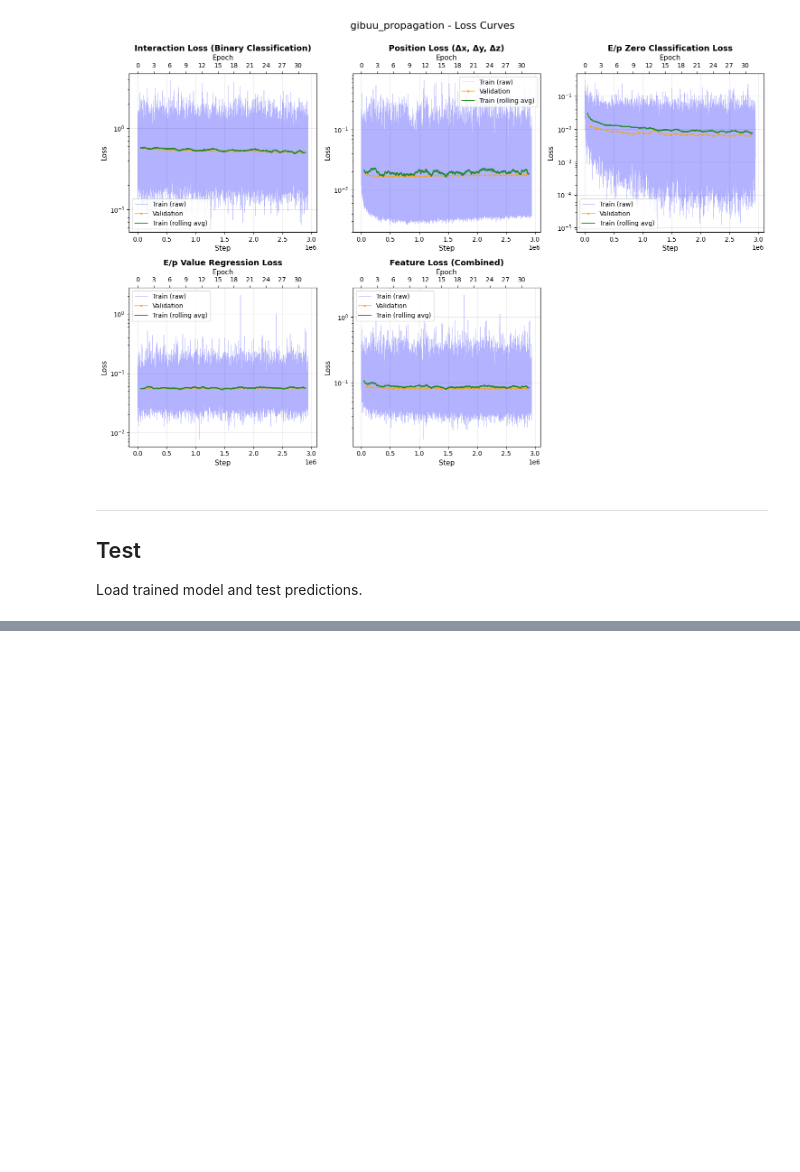
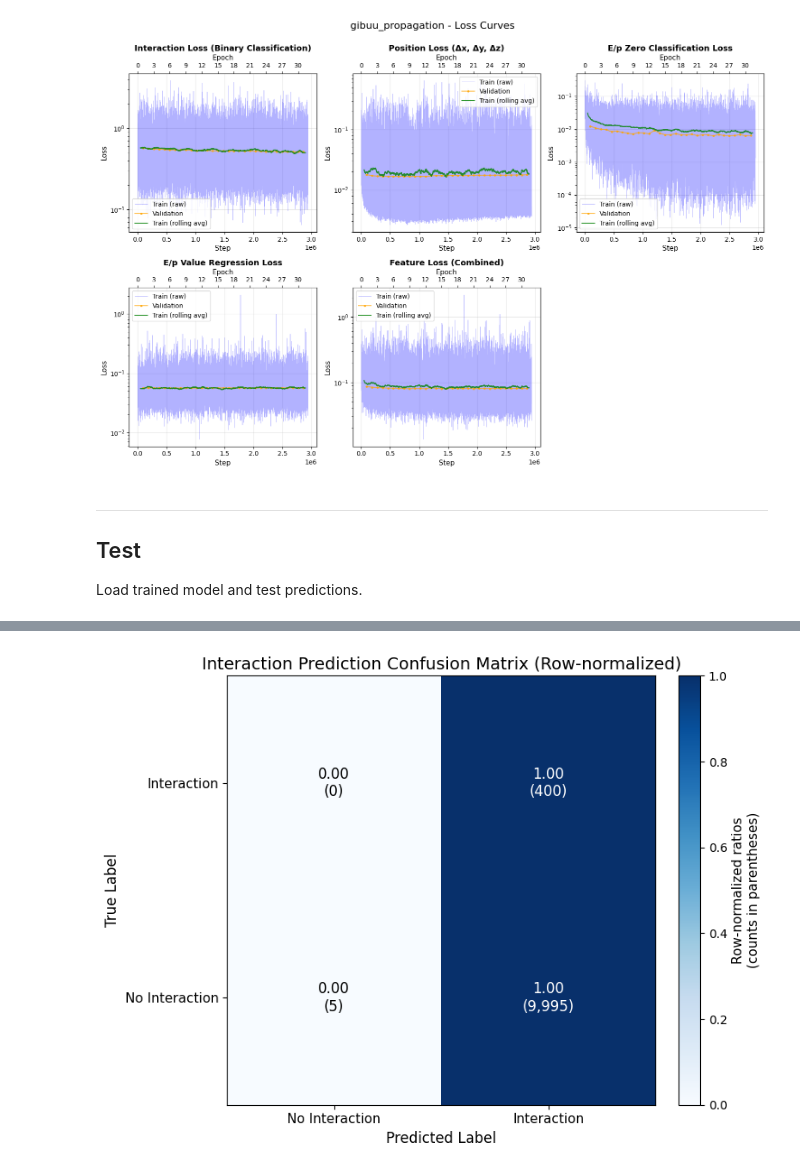
Before and after one commit to Yinrui-Liu/GiBUU_viz, a Jupyter notebook: GiBUU_propagation.ipynb, the cells around one changed output, grey strips where cells are left out. Cells and saved outputs as stored; diff of their text form; code cells hidden in the pictures; blank space fills up the shorter version.

```diff
--- a/GiBUU_propagation.ipynb
+++ b/GiBUU_propagation.ipynb
@@ -483,11 +487,12 @@ Load trained model and test predictions.
 # %%
-# Load best checkpoint
-checkpoint_path = trainer.checkpoint_callback.best_model_path
-# Or specify manually:
-# checkpoint_path = "lightning_logs/gibuu_propagation/checkpoints/last.ckpt"
+### Load Best Checkpoint
+
+#checkpoint_path = trainer.checkpoint_callback.best_model_path
+checkpoint_path = "lightning_logs/gibuu_propagation/checkpoints/last.ckpt"
 
 model_loaded = GiBUUPropagationLightning.load_from_checkpoint(checkpoint_path)
 model_loaded.eval()
-model_loaded.to('cuda' if torch.cuda.is_available() else 'cpu')
+device = 'cuda' if torch.cuda.is_available() else 'cpu'
+model_loaded.to(device)
 
 print(f"✓ Model loaded from: {checkpoint_path}")
@@ -571,0 +1110,66 @@ print("="*60)
+# %%
+import matplotlib.pyplot as plt
+from sklearn.metrics import confusion_matrix, accuracy_score, precision_score, recall_score, f1_score
+import numpy as np
+
+# ========== INTERACTION PREDICTION CONFUSION MATRIX ==========
+print(f"{'='*80}")
+print("INTERACTION PREDICTION CONFUSION MATRIX (Step-level Binary)")
+print(f"{'='*80}")
+
+# Convert probabilities to binary predictions
+predicted_interaction_binary = (all_predicted_interaction.numpy() > 0.5).astype(int)
+target_interaction_binary = all_target_interaction.numpy().astype(int)
+
+# Confusion matrix
+cm_interaction = confusion_matrix(target_interaction_binary, predicted_interaction_binary, labels=[0, 1])
+
+# Normalize along rows (true labels)
+cm_interaction_ratios = cm_interaction.astype(float)
+row_sums = cm_interaction_ratios.sum(axis=1, keepdims=True)
+cm_interaction_ratios = np.divide(cm_interaction_ratios, row_sums, where=row_sums != 0)
+
+# Plot
+fig, ax = plt.subplots(figsize=(8, 6))
+im = ax.imshow(cm_interaction_ratios, interpolation='nearest', cmap='Blues', vmin=0, vmax=1)
+
+# Add text: ratio + absolute count
+for i in range(cm_interaction.shape[0]):
+    for j in range(cm_interaction.shape[1]):
+        ratio = cm_interaction_ratios[i, j]
+        count = cm_interaction[i, j]
+        text_color = "white" if ratio > 0.5 else "black"
+        ax.text(j, i, f"{ratio:.2f}\n({count:,})",
+                ha="center", va="center", color=text_color, fontsize=12)
+
+# Labels
+labels = ['No Interaction', 'Interaction']
+ax.set_xticks([0, 1])
+ax.set_yticks([0, 1])
+ax.set_xticklabels(labels, fontsize=11)
+ax.set_yticklabels(labels, fontsize=11)
+ax.set_ylabel("True Label", fontsize=12)
+ax.set_xlabel("Predicted Label", fontsize=12)
+ax.set_title("Interaction Prediction Confusion Matrix (Row-normalized)", fontsize=14)
+
+ax.invert_yaxis()  # Origin at lower left
+
+# Add colorbar
+cbar = fig.colorbar(im, ax=ax, fraction=0.046, pad=0.04)
+cbar.set_label("Row-normalized ratios\n(counts in parentheses)", fontsize=11)
+
+plt.tight_layout()
+plt.show()
+
+# Print metrics
+acc = accuracy_score(target_interaction_binary, predicted_interaction_binary)
+prec = precision_score(target_interaction_binary, predicted_interaction_binary, zero_division=0)
+rec = recall_score(target_interaction_binary, predicted_interaction_binary, zero_division=0)
+f1 = f1_score(target_interaction_binary, predicted_interaction_binary, zero_division=0)
+
+print(f"\nMetrics:")
+print(f"  Accuracy:  {acc:.4f}")
+print(f"  Precision: {prec:.4f}")
+print(f"  Recall:    {rec:.4f}")
+print(f"  F1 Score:  {f1:.4f}")
+# %% [output]
@@ -571,0 +1179 @@ print("="*60)
+[figure, added]
```
Also changed, not shown: parts of 21 cells of this notebook, 1 other file.
